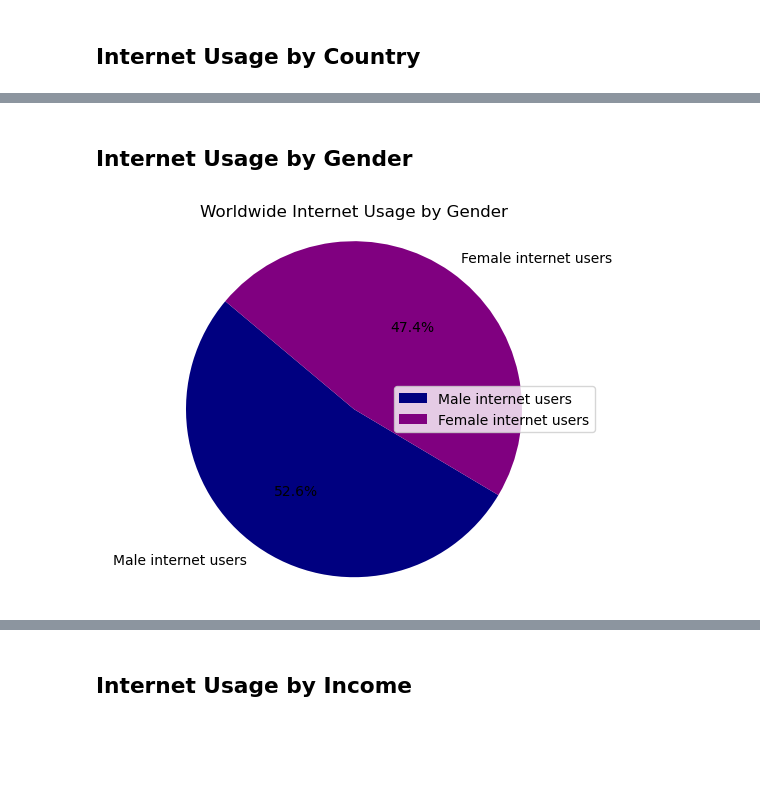
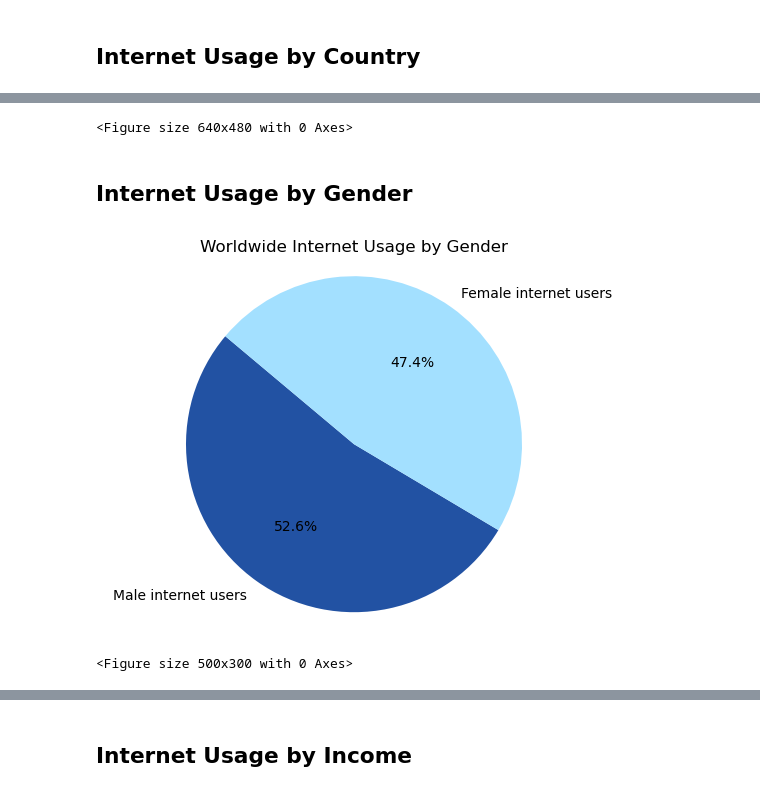
Before and after one commit to tiascott01/07_GroupProject1, a Jupyter notebook: Internet Demographics/internet-usage-working.ipynb, the cells around one changed output, grey strips where cells are left out. Drawn from its saved outputs; the diff is of its cells as text; code cells hidden in the pictures; blank space fills up the shorter version.

```diff
--- a/Internet Demographics/internet-usage-working.ipynb
+++ b/Internet Demographics/internet-usage-working.ipynb
@@ -249,30 +278,38 @@ plot
 # %%
-#heat map of internet usage by country. looks pretty cool, but maybe not useful?
-
-import plotly.express as px
+#heat map of internet usage by country
 
 fig = px.density_mapbox(demo_df,
                         lat='Latitude',
                         lon='Longitude',
-                        z='Internet Users (% of Population)',
+                        z= scaled_internet_users,
                         radius=10,
                         center=dict(lat=0, lon=180),
                         zoom=0,
                         mapbox_style="open-street-map",
                         hover_data=['Country'])
+# Save the figure
+plt.savefig("Graphics/Usage_Heatmap.png")
+
 fig.show()
+# %% [output]
+<Figure size 640x480 with 0 Axes>
 # %% [markdown]
 ## Internet Usage by Gender
 # %%
 #pie chart of male vs female internet users
 
 categories = ['Male internet users', 'Female internet users']
 sizes = [internet_data["BG20) Male internet users"].sum(), internet_data["BG21) Female internet users"].sum()]
 
-plt.pie(sizes, labels=categories, autopct='%1.1f%%', startangle=140, colors=['navy', 'purple'])
+plt.pie(sizes, labels=categories, autopct='%1.1f%%', startangle=140, colors=['#2252A3', '#A3E0FF'])
 plt.title('Worldwide Internet Usage by Gender')
-plt.legend()
 plt.axis('equal')  # Equal aspect ratio ensures that pie is drawn as a circle.
+plt.figure(figsize=(5,3))
+
+# Save the figure
+plt.savefig("Graphics/Usage_Gender_Pie.png")
+
 plt.show()
 # %% [output]
-[figure, old version]
+[figure, new version]
+<Figure size 500x300 with 0 Axes>
```
Also changed, not shown: parts of 43 cells of this notebook, 13 other files.
